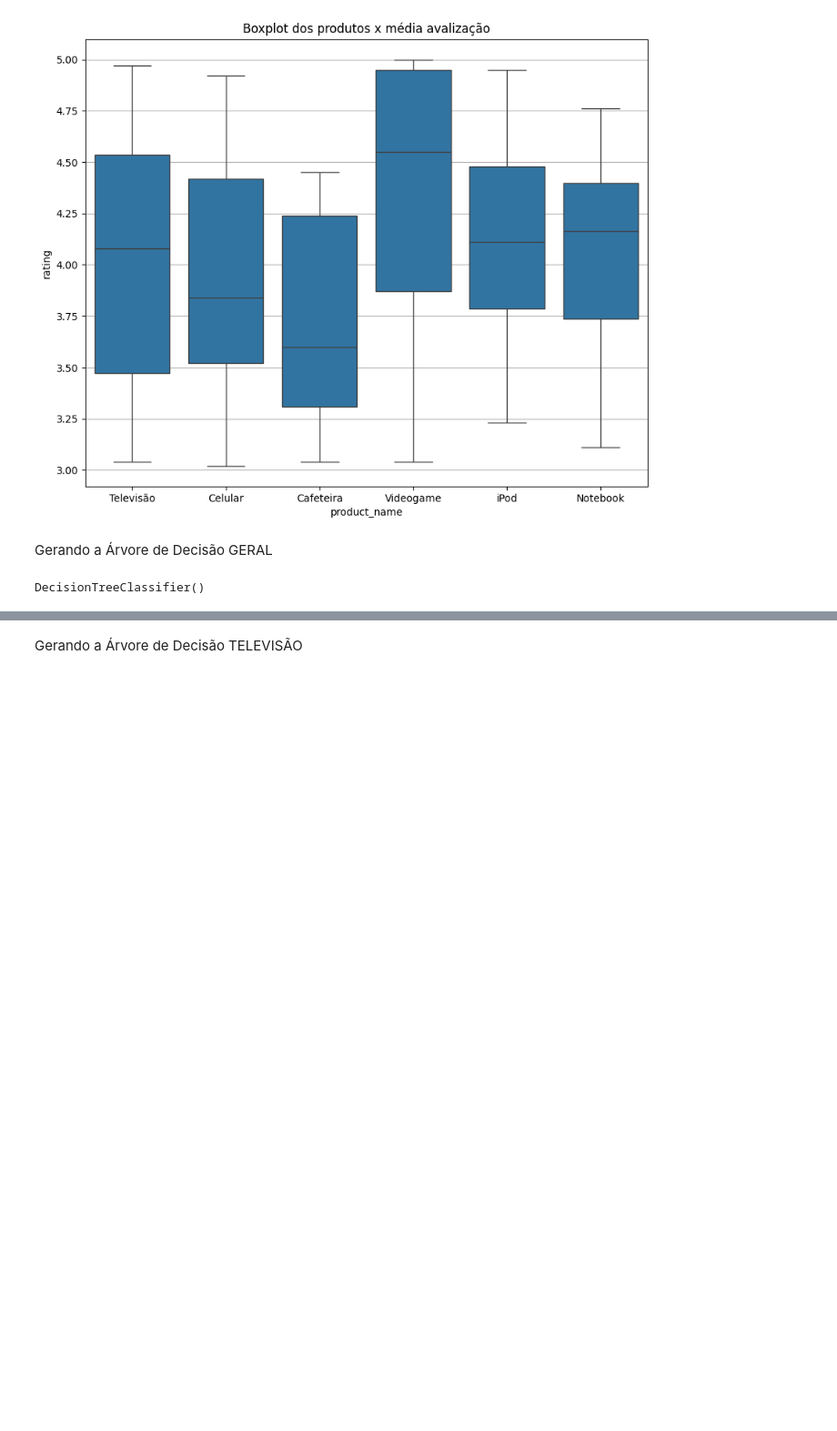
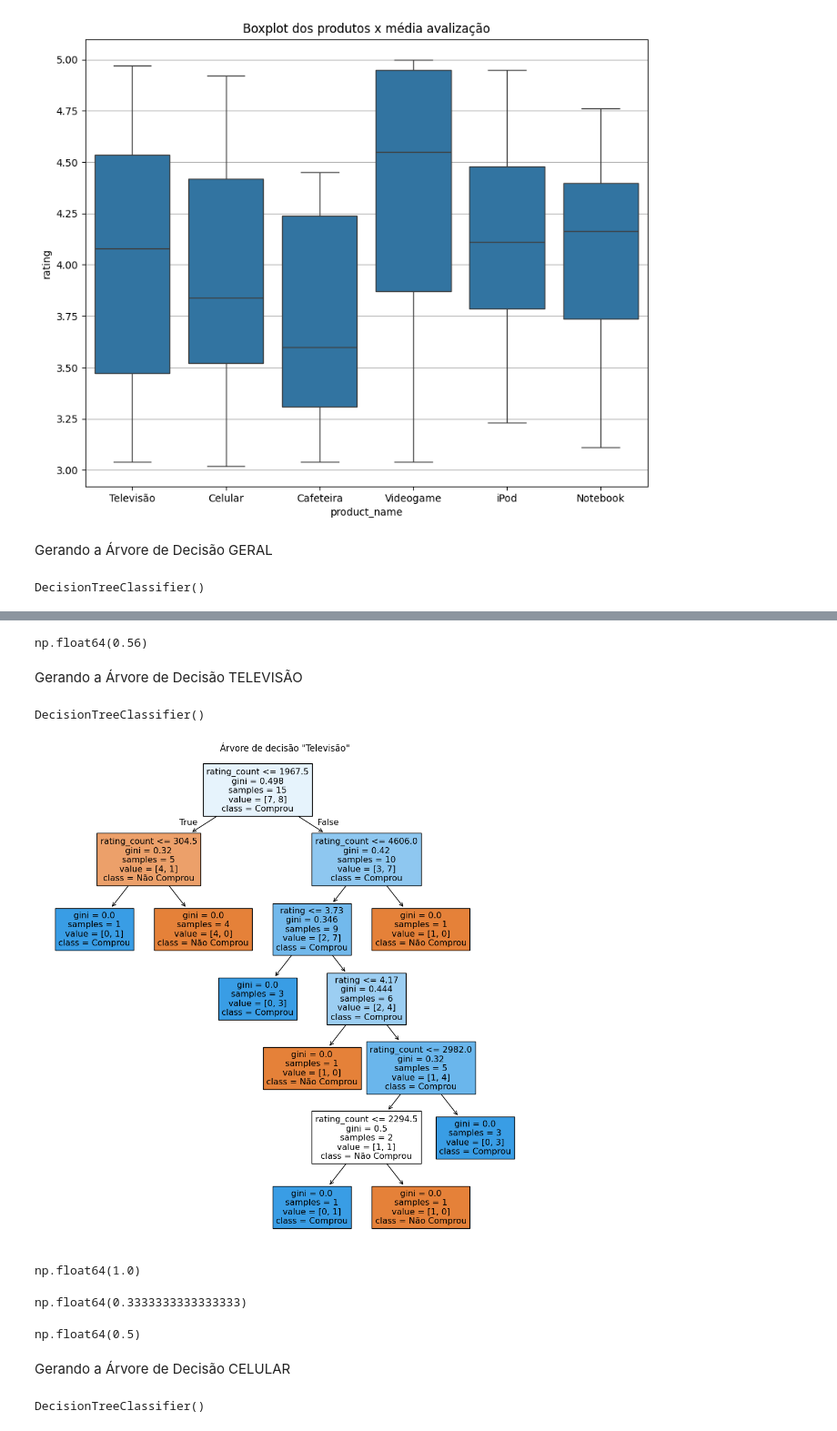
Before and after one commit to LuizEduardoBS/IABD_Inteligencia_Artificial_E_Big_Data, a Jupyter notebook: Formativa_IABD/formativa_iabd.ipynb, the cells around one changed output, grey strips where cells are left out. Shown at 91% size. Cells and saved outputs as stored; diff of their text form; code cells hidden in the pictures; blank space fills up the shorter version.

```diff
--- a/Formativa_IABD/formativa_iabd.ipynb
+++ b/Formativa_IABD/formativa_iabd.ipynb
@@ -88,2 +103,7 @@ plt.show()
+# %%
+f1score = f1_score(yGeral_teste, previsoes_Gerais, pos_label=1)
+f1score
+# %% [output]
+np.float64(0.56)
 # %% [markdown]
 Gerando a Árvore de Decisão TELEVISÃO
@@ -91,0 +110,14 @@ xtv = df['product_name']
+# %%
+# Separando apenas os dados da Televisão
+xtv = df.loc[df['product_name'] == 'Televisão', ['rating', 'rating_count']]
+ytv = df.loc[df['product_name'] == 'Televisão', 'purchased']
+# %%
+# Dividindo dados em treino e teste
+xTV_treino, xTV_teste, yTV_treino, yTV_teste = train_test_split(xtv, ytv,
+                                                            test_size=0.2,
+                                                            random_state=42)
+# %%
+modelo_TV = DecisionTreeClassifier() # Instância o modelo
+modelo_TV.fit(xTV_treino,yTV_treino) # Treina o modelo
+# %% [output]
+DecisionTreeClassifier()
@@ -91,0 +126,27 @@ xtv = df['product_name']
+# %%
+plt.figure(figsize=(12, 12))
+tree.plot_tree(modelo_TV,
+               feature_names=['rating', 'rating_count'],  # Nomes das features
+               class_names=['Não Comprou', 'Comprou'],    # Nomes das classes
+               filled=True)
+plt.title('Árvore de decisão "Televisão"')
+plt.show()
+# %% [output]
+[figure, added]
+# %%
+precisionTV = precision_score(yTV_teste, previsoes_TV, pos_label=1)
+precisionTV
+# %% [output]
+np.float64(1.0)
+# %%
+recallTV = recall_score(yTV_teste, previsoes_TV, pos_label=1)
+recallTV
+# %% [output]
+np.float64(0.3333333333333333)
+# %%
+f1scoreTV = f1_score(yTV_teste, previsoes_TV, pos_label=1)
+f1scoreTV
+# %% [output]
+np.float64(0.5)
+# %% [markdown]
+Gerando a Árvore de Decisão CELULAR
@@ -91,0 +162,5 @@ xtv = df['product_name']
+# %%
+modelo_Celular = DecisionTreeClassifier() # Instância o modelo
+modelo_Celular.fit(xCelular_treino,yCelular_treino) # Treina o modelo
+# %% [output]
+DecisionTreeClassifier()
```
Also changed, not shown: parts of 50 cells of this notebook.
